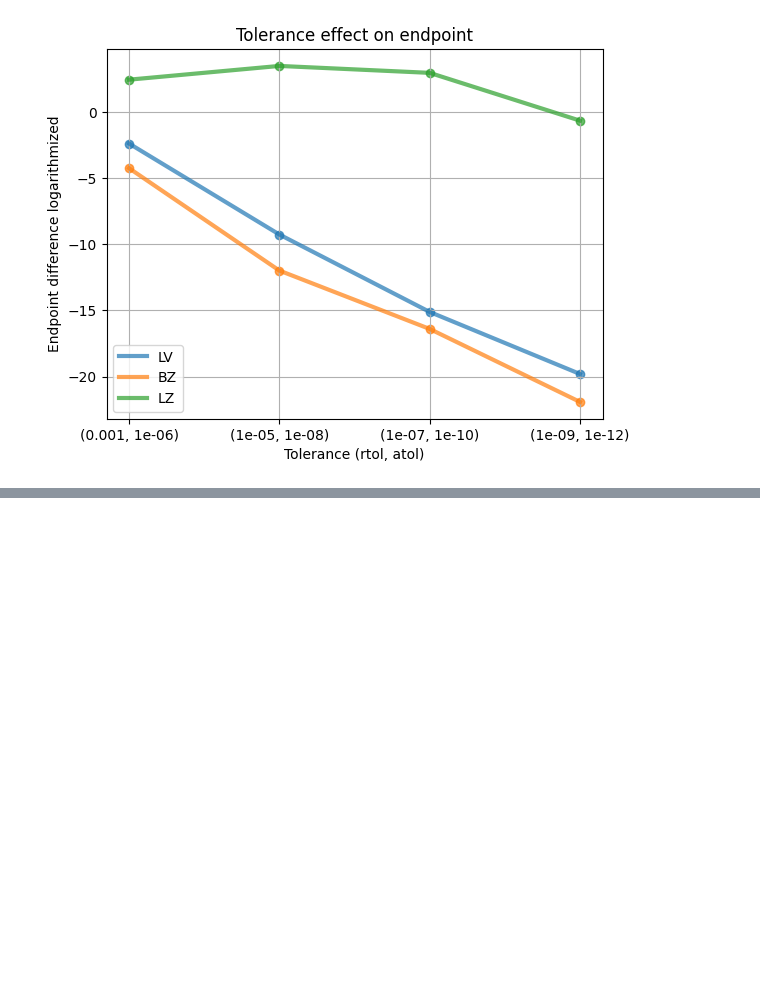
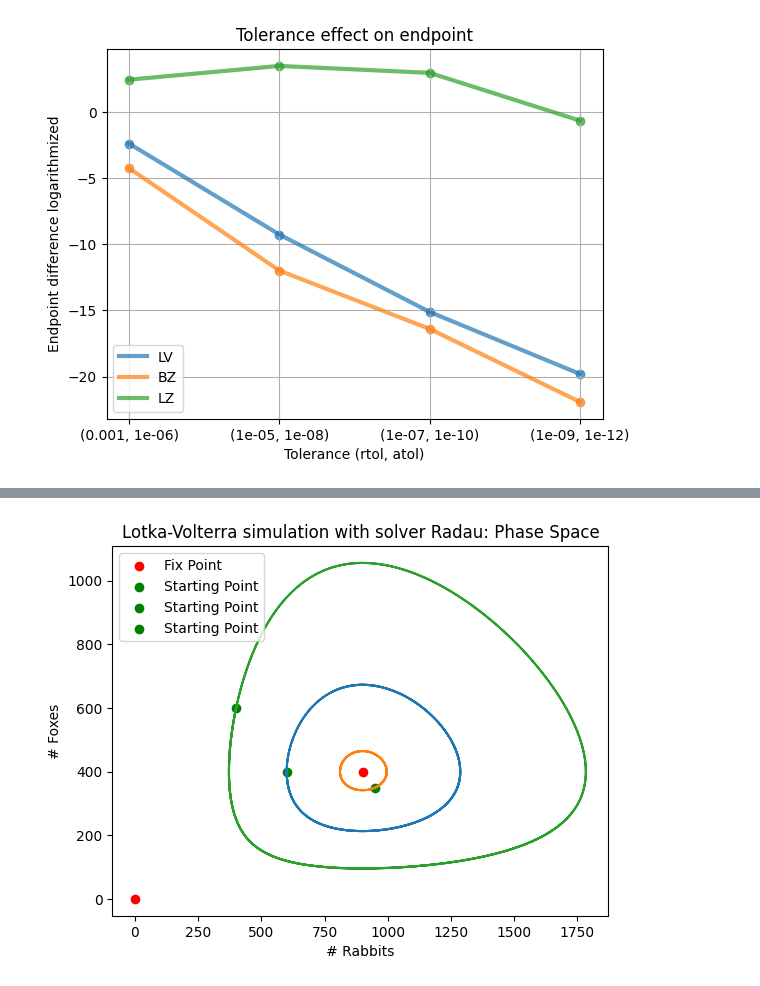
Before and after one commit to Emilwikk/Modsim-Labs, a Jupyter notebook: Simulate-and-plot.ipynb, the cells around one changed output, grey strips where cells are left out. Drawn from its saved outputs; the diff is of its cells as text; code cells hidden in the pictures; blank space fills up the shorter version.

Commit message:
Initial condition exploration

```diff
--- a/Simulate-and-plot.ipynb
+++ b/Simulate-and-plot.ipynb
@@ -775,0 +774,81 @@ The Lorenz system shows larger endpoint differences and weaker convergence than
+# %%
+### Differing of Initial Conditions ###
+
+## Lotka-Volterra ##
+
+# Initial Conditions
+y0s_LV = [[600, 400],[950,350],[400,600]]
+
+ # Phase Diagram
+t_plot_LV = np.linspace(t_LV[0], t_LV[1], 1000)
+y_plot_LV = y_LV_Radau(t_plot_LV)
+plt.figure()
+plt.title("Lotka-Volterra simulation with solver Radau: Phase Space")
+plt.xlabel("# Rabbits")
+plt.ylabel("# Foxes")
+plt.scatter(*fixPts_LV.T, label="Fix Point", color="r") # Fix point
+
+for y0_LV in y0s_LV:
+    sol = solve_ivp(
+        fun=lotka_volterra,
+        t_span=t_LV,
+        y0=y0_LV,
+        method='Radau',
+        args=(a,b,c,d),
+        dense_output=True
+    )
+    endPt = sol.y[:,-1]
+    y_LV_Radau = sol.sol
+    error_Radau = np.linalg.norm(endPt-endPt_LV_Radau)
+
+    # Phase Diagram
+    y_plot_LV = y_LV_Radau(t_plot_LV)
+    plt.scatter(y_plot_LV[0,0],y_plot_LV[1,0],label="Starting Point", color="g")
+    plt.plot(y_plot_LV[0,:], y_plot_LV[1,:])
+
+plt.legend()
+plt.show()
+
+
+## Lorenz ##
+
+# Initial conditions
+x0s_LZ = [[-8, 8, 27],[-60, 10, 30],[-1, -1, -1]]
+
+for x0_LZ in x0s_LZ:
+    # LZ - Radau
+    sol = solve_ivp(
+        fun=lorenz,
+        t_span=t_Lorenz,
+        y0=x0_LZ,
+        method='Radau',
+        args=(sigma,rho,beta_LZ),
+        dense_output=True
+    )
+    y_LZ_Radau = sol.sol
+    endPt_LZ_Radau = sol.y[:,-1]
+
+    # Phase Diagram
+    y_plot_Lorenz = y_LZ_Radau(t_plot_Lorenz)
+
+    # Phase Diagram
+    fig = plt.figure()
+    ax = fig.add_subplot(111, projection="3d")
+
+    ax.plot(
+        y_plot_Lorenz[0,:],
+        y_plot_Lorenz[1,:],
+        y_plot_Lorenz[2,:]
+    )
+
+    # Fix Points
+    ax.scatter(*fixPts_Lorenz.T, label= "Fix Points", color="r")
+
+    ax.scatter(y_plot_Lorenz[0,0],y_plot_Lorenz[1,0],y_plot_Lorenz[2,0], label="Starting Point", color="g")
+    ax.set_xlabel('x1')
+    ax.set_ylabel('x2')
+    ax.set_zlabel('x3')
+    ax.legend()
+    ax.set_title("Lorenz simulation with solver Radau: Phase Space")
+# %% [output]
+[figure, added]
```
Also changed, not shown: parts of 3 cells of this notebook.
